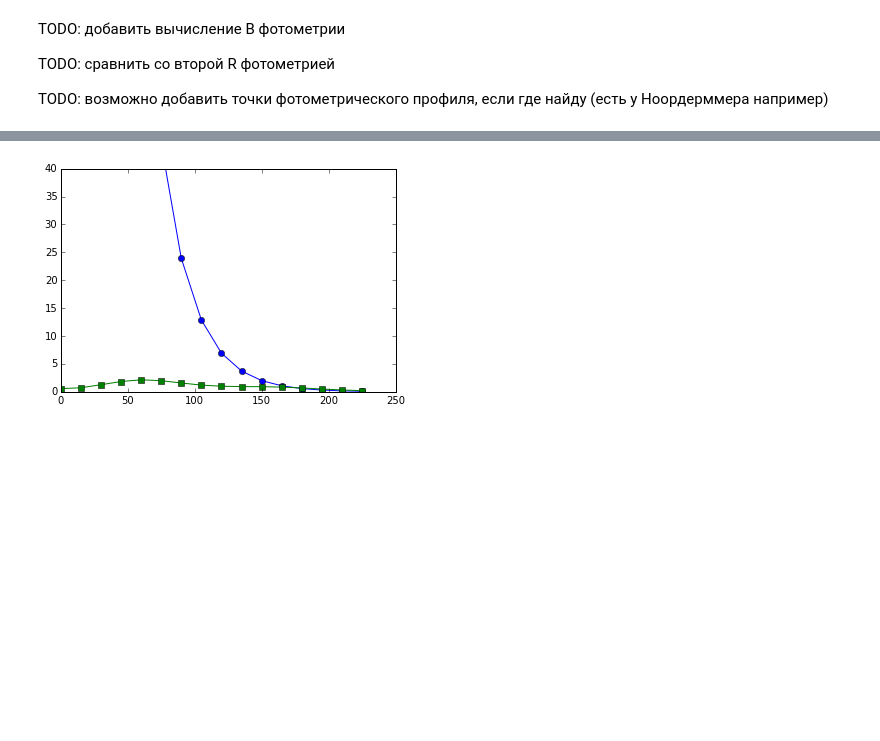
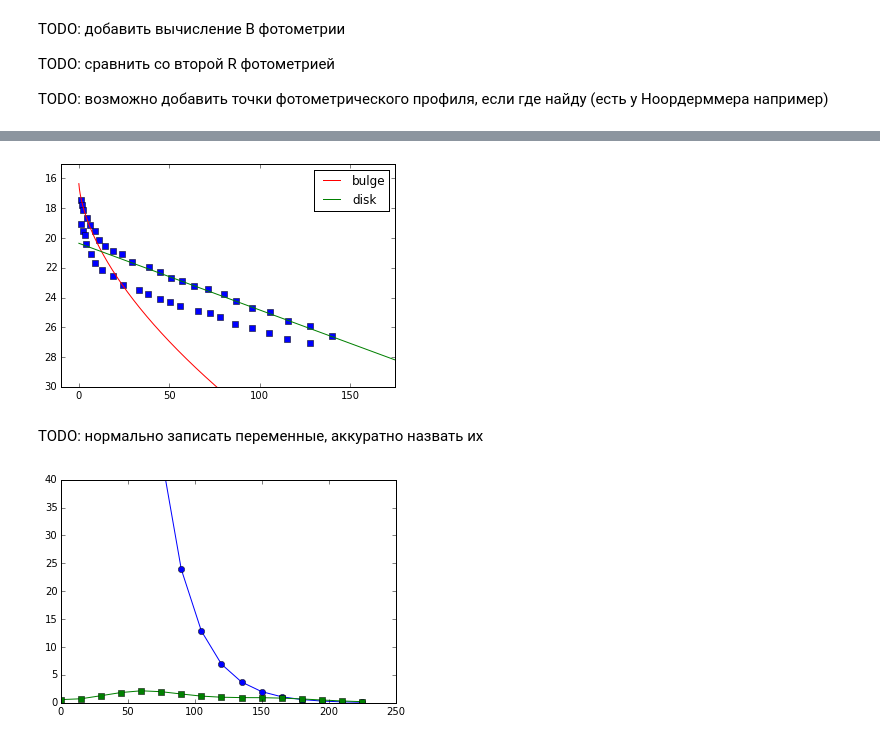
Before and after one commit to Amarchuk/2FInstability, a Jupyter notebook: notebooks/2f/n1167.ipynb, the cells around one changed output, grey strips where cells are left out. Saved outputs shown, nothing was run; the diff lists cells and outputs as text; code cells hidden in the pictures; blank space fills up the shorter version.

```diff
--- a/notebooks/2f/n1167.ipynb
+++ b/notebooks/2f/n1167.ipynb
@@ -375,3 +392,30 @@ TODO: возможно добавить точки фотометрическо
+# %%
+def mu_b(r, mu0b, re, n):
+    bn = 1.9992*n - 0.3271
+    return mu0b + 1.0857*bn*((r/re)**(1./n) - 1)
+
+def mu_d(r, mu0d, h):
+    return mu0d + 1.0857*r/h
+# %%
+# for R band
+mu0b = 19.40 #19.89
+re = 6.7
+n = 1.7
+mu0d = 20.35
+h = 24.2
+
+plt.plot(r_phot, mu_phot, 's')
+_ = np.arange(0.1, 175., 0.1)
+plt.plot(_, [mu_b(l, mu0b, re, n) for l in _], '-', label='bulge', color='red')
+plt.plot(_, [mu_d(l, mu0d, h) for l in _], '-', label='disk', color='green')
+plt.xlim(-10, 175)
+plt.ylim(30, 15)
+plt.legend()
+plt.show()
+# %% [output]
+[figure, added]
+# %% [markdown]
+TODO: нормально записать переменные, аккуратно назвать их
 # %%
 plt.plot(r_g_dens, [surfaceDensityStarR(M_to_L, h_disc, _, mu0_c_R) for _ in r_g_dens], 'o-', label='gas')
 plt.plot(r_g_dens, gas_dens, 's-', label='stars')
```
Also changed, not shown: parts of 5 cells of this notebook.
